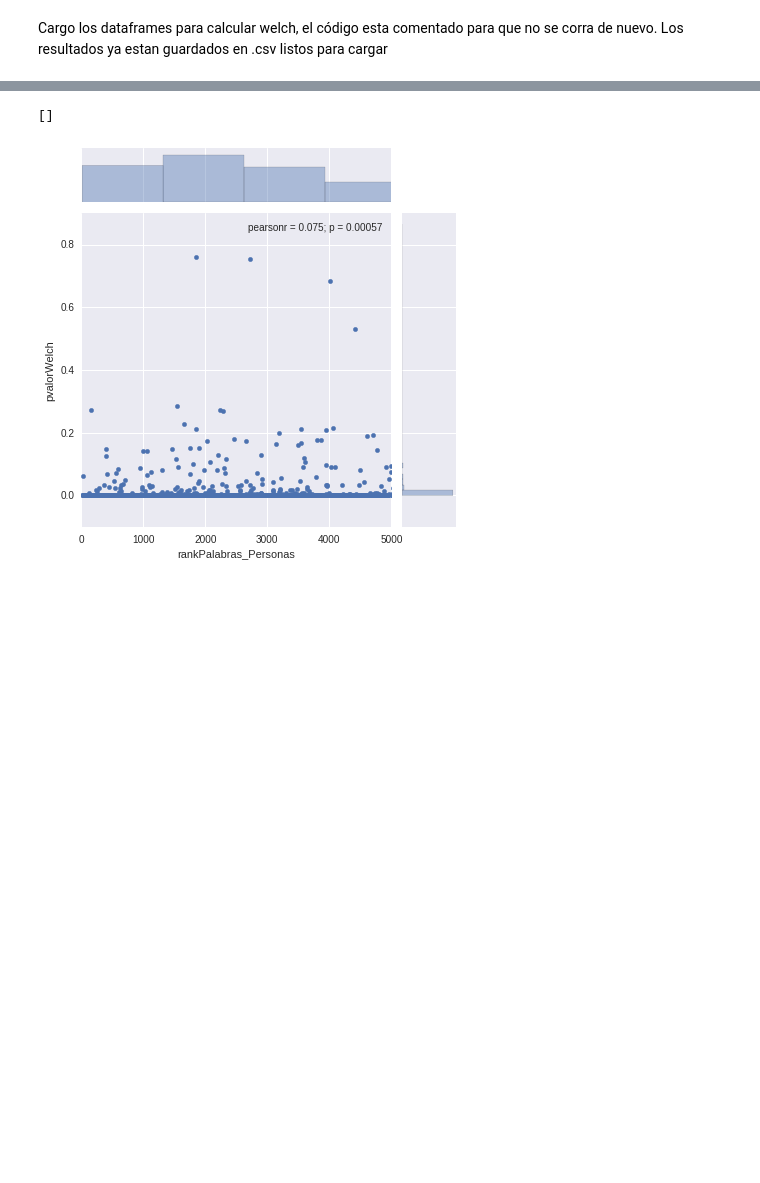
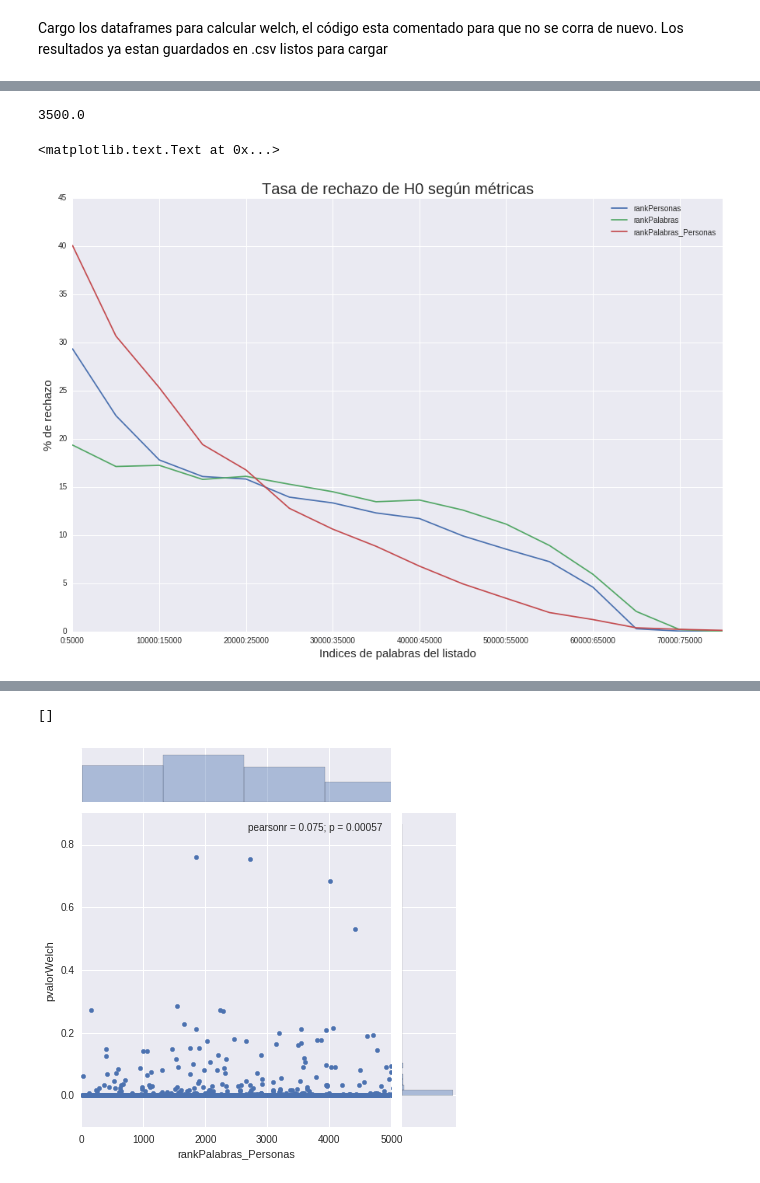
Before and after one commit to daleman/tesis, a Jupyter notebook: welchTest.ipynb, the cells around one changed output, grey strips where cells are left out. Drawn from its saved outputs; the diff is of its cells as text; code cells hidden in the pictures; blank space fills up the shorter version.

```diff
--- a/welchTest.ipynb
+++ b/welchTest.ipynb
@@ -58,0 +174,18 @@ df4 = pd.merge(candidatas_df, df2, left_index=True,right_index=True)
+# %%
+metricas = ["rankPalabras_Personas","rankPalabras","rankPersonas"]
+ranges = [(i,i+5000) for i in range(0,len(df2),5000)] #+ [(5000,25000),(25000,len(df2))]
+# [(0,5000),(5000,25000),(25000,len(df2))]
+tasas = {}
+for m in metricas:
+    tasas[m] = {}
+for i,j in ranges:
+#     print('\n')
+    for m in metricas:
+        tasa_r = (todas_df.loc[df2[(df2[m]<j) & (df2[m]>=i) ].index].rechazo_H0).mean()*100
+        indices = str(i) + ":" + str(j)
+        tasas[m][indices] = tasa_r
+#         print("Tasa de rechazo para las palabras entre {0}:{1} según la metrica {2}: {3}".format(i,j,m,tasa_r))
+# %%
+tasas_df = pd.DataFrame(tasas,columns=tasas.keys())
+tasas_df.sort_values(by='rankPalabras_Personas',ascending=False,inplace=True)
+tasas_df
@@ -58,0 +210,12 @@ df4 = pd.merge(candidatas_df, df2, left_index=True,right_index=True)
+# %%
+70000/20.0
+# %% [output]
+3500.0
+# %%
+ax = tasas_df.plot(figsize=(15,10))
+ax.set_title(u"Tasa de rechazo de H0 según métricas",fontsize=20)
+ax.set_ylabel("% de rechazo",fontsize=15)
+ax.set_xlabel("Indices de palabras del listado",fontsize=15)
+# %% [output]
+<matplotlib.text.Text at 0x...>
+[figure, added]
```
Also changed, not shown: parts of 36 cells of this notebook.
